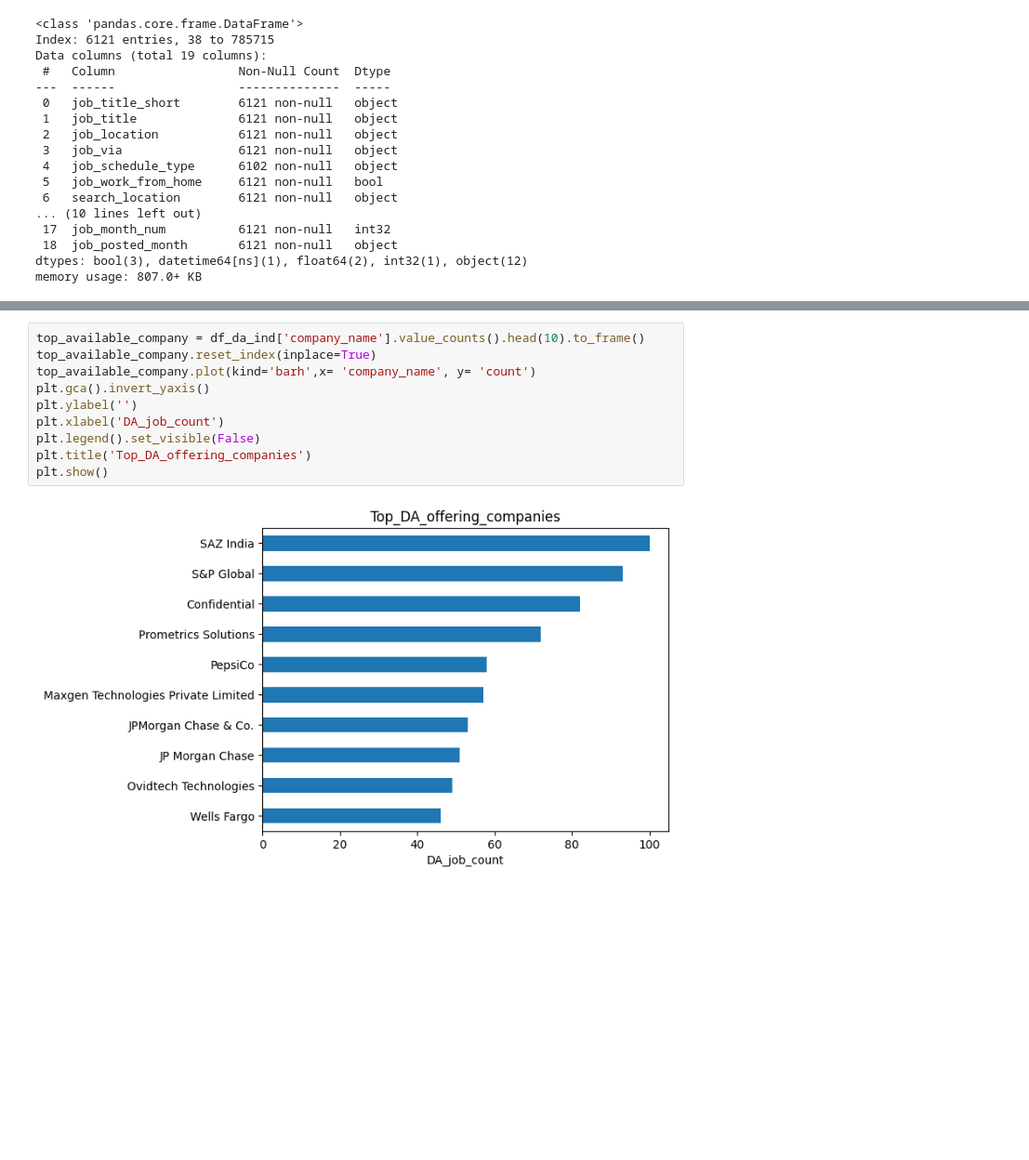
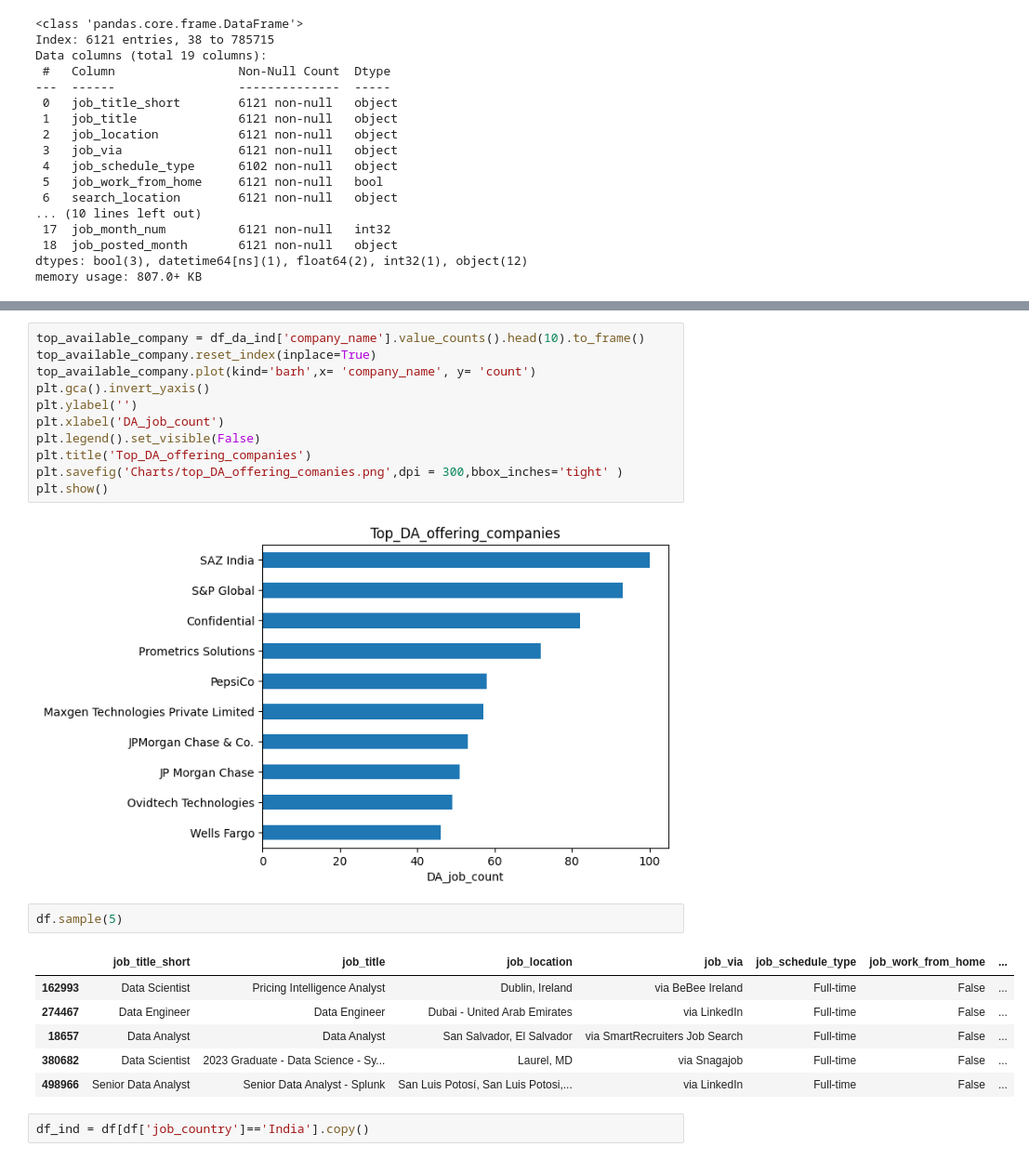
Before and after one commit to Mugundh97B/datajobs_da, a Jupyter notebook: pr1.ipynb, the cells around one changed output, grey strips where cells are left out. Shown: that part at 93% size. Cells and saved outputs as stored; diff of their text form; blank space fills up the shorter version.

```diff
--- a/pr1.ipynb
+++ b/pr1.ipynb
@@ -119,6 +138,18 @@ plt.ylabel('')
 plt.xlabel('DA_job_count')
 plt.legend().set_visible(False)
 plt.title('Top_DA_offering_companies')
+plt.savefig('Charts/top_DA_offering_comanies.png',dpi = 300,bbox_inches='tight' )
 plt.show()
 # %% [output]
 [figure]
+# %%
+df.sample(5)
+# %% [output]
+|  | job_title_short | job_title | job_location | job_via | job_schedule_type | job_work_from_home | ... |
+| 162993 | Data Scientist | Pricing Intelligence Analyst | Dublin, Ireland | via BeBee Ireland | Full-time | False | ... |
+| 274467 | Data Engineer | Data Engineer | Dubai - United Arab Emirates | via LinkedIn | Full-time | False | ... |
+| 18657 | Data Analyst | Data Analyst | San Salvador, El Salvador | via SmartRecruiters Job Search | Full-time | False | ... |
+| 380682 | Data Scientist | 2023 Graduate - Data Science - Sy... | Laurel, MD | via Snagajob | Full-time | False | ... |
+| 498966 | Senior Data Analyst | Senior Data Analyst - Splunk | San Luis Potosí, San Luis Potosi,... | via LinkedIn | Full-time | False | ... |
+# %%
+df_ind = df[df['job_country']=='India'].copy()
```
Also changed, not shown: parts of 15 cells of this notebook, 5 other files.
